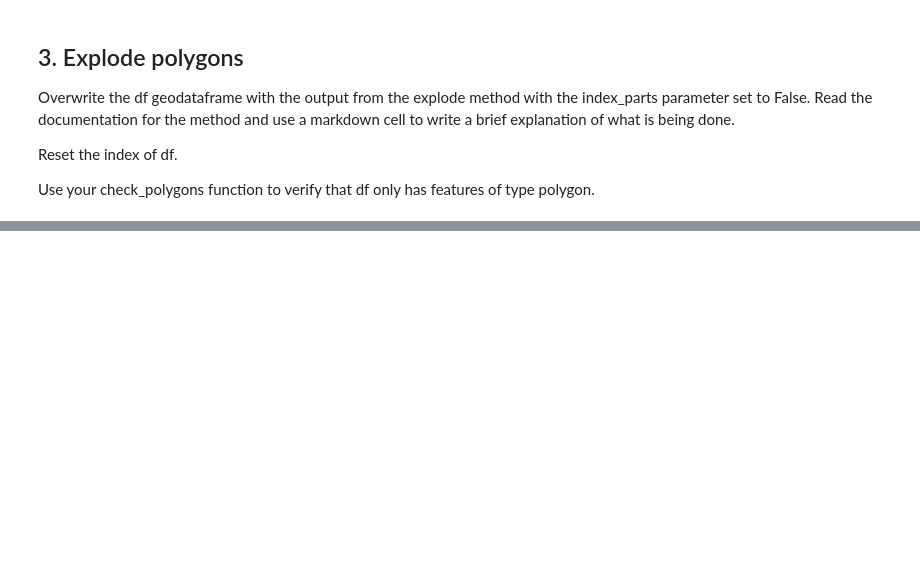
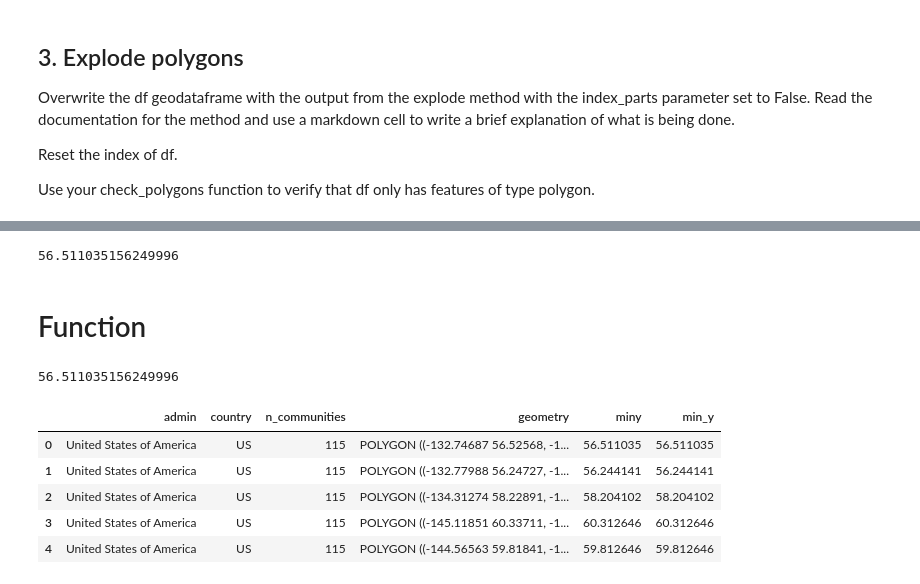
Before and after one commit to marietolteca00/eds220-2025-sections, a Jupyter notebook: section-6-arctic-communities.ipynb, the cells around one changed output, grey strips where cells are left out. Drawn from its saved outputs; the diff is of its cells as text; code cells hidden in the pictures; blank space fills up the shorter version.

```diff
--- a/section-6-arctic-communities.ipynb
+++ b/section-6-arctic-communities.ipynb
@@ -116,0 +161,25 @@ All features are
+# %%
+df.iloc[0].geometry.bounds[1]
+# %% [output]
+56.511035156249996
+# %% [markdown]
+# Function
+# %%
+# `i` is a single row of the dataframe
+def min_y(i):
+    y=i.geometry.bounds[1]
+    return(y)
+
+min_y(df.iloc[0])
+# %% [output]
+56.511035156249996
+# %%
+df['min_y'] = df.apply(func = min_y, axis = 1)
+df.head()
+# %% [output]
+|  | admin | country | n_communities | geometry | miny | min_y |
+| 0 | United States of America | US | 115 | POLYGON ((-132.74687 56.52568, -1... | 56.511035 | 56.511035 |
+| 1 | United States of America | US | 115 | POLYGON ((-132.77988 56.24727, -1... | 56.244141 | 56.244141 |
+| 2 | United States of America | US | 115 | POLYGON ((-134.31274 58.22891, -1... | 58.204102 | 58.204102 |
+| 3 | United States of America | US | 115 | POLYGON ((-145.11851 60.33711, -1... | 60.312646 | 60.312646 |
+| 4 | United States of America | US | 115 | POLYGON ((-144.56563 59.81841, -1... | 59.812646 | 59.812646 |
```
Also changed, not shown: parts of 22 cells of this notebook.
